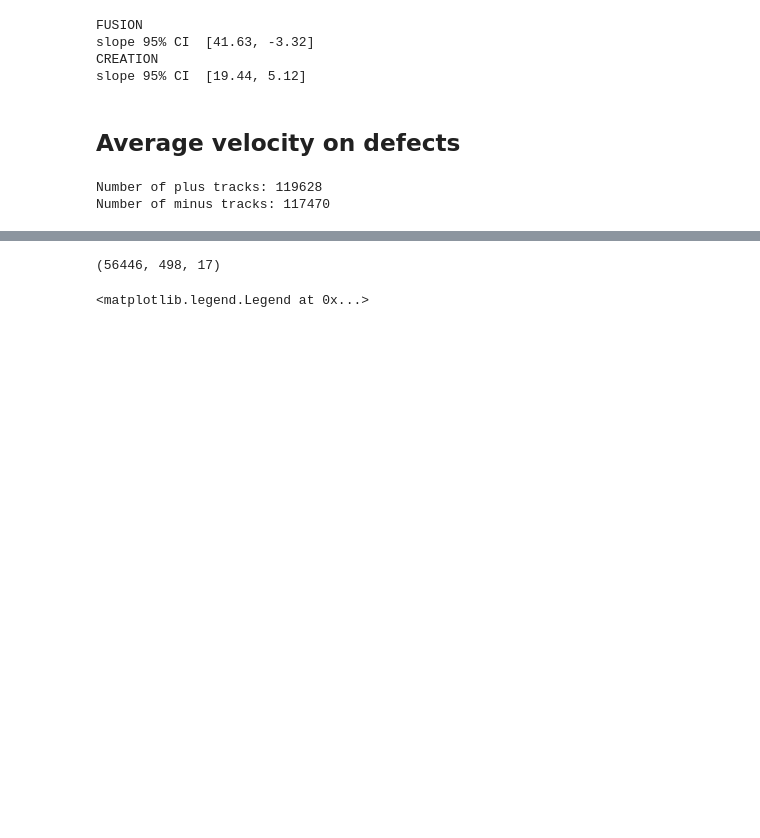
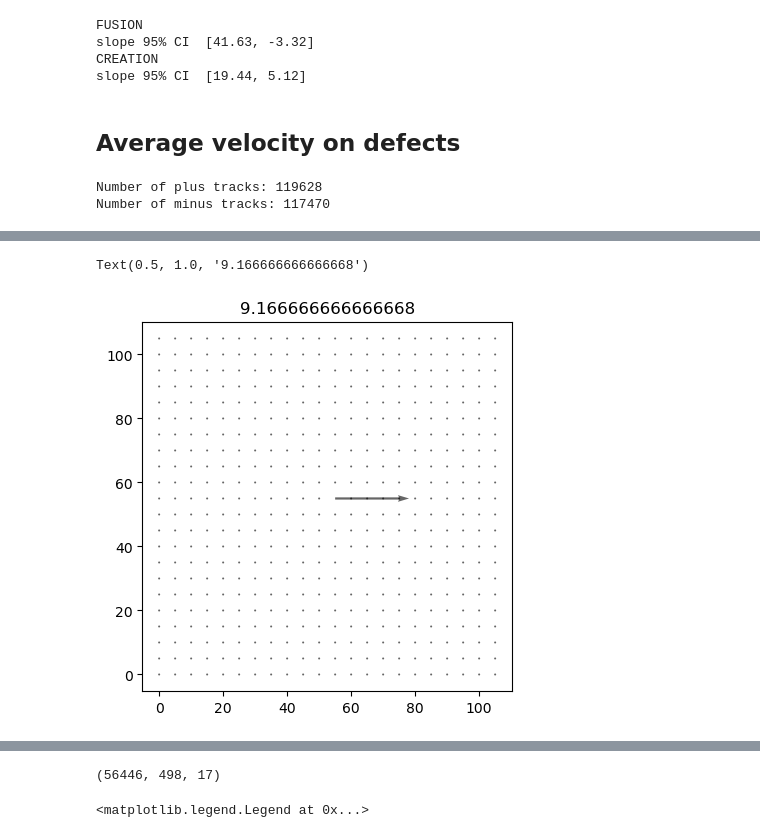
Before and after one commit to viciya/nematics, a Jupyter notebook: nematics/journals/defect_FusionCreation.ipynb, the cells around one changed output, grey strips where cells are left out. Cells and saved outputs as stored; diff of their text form; code cells hidden in the pictures; blank space fills up the shorter version.

```diff
--- a/nematics/journals/defect_FusionCreation.ipynb
+++ b/nematics/journals/defect_FusionCreation.ipynb
@@ -1851,3 +1866,16 @@ plt.plot(xcnt, ycnt, "+r", markersize=50)
+# %%
+uu_test = np.zeros_like(uu[0])
+uu_test[55, 55] = 1
+field1 = np.stack((uu_test, np.zeros_like(uu[0])), axis=-1)
+plt.quiver(x[::step, ::step], y[::step, ::step],
+          field1[::step, ::step,0], -field1[::step, ::step,1],  color='k',
+          width=.006, scale=vscale, alpha=.6
+          )
+plt.gca().set_aspect('equal', adjustable='box')
+plt.title(1.1*(150/900)/(1/50))
+# %% [output]
+Text(0.5, 1.0, '9.166666666666668')
+[figure, added]
 # %%
 def find_unique_values_with_indexes(ids):
     unique_values = {}
```
Also changed, not shown: parts of 7 cells of this notebook, 10 other files.
